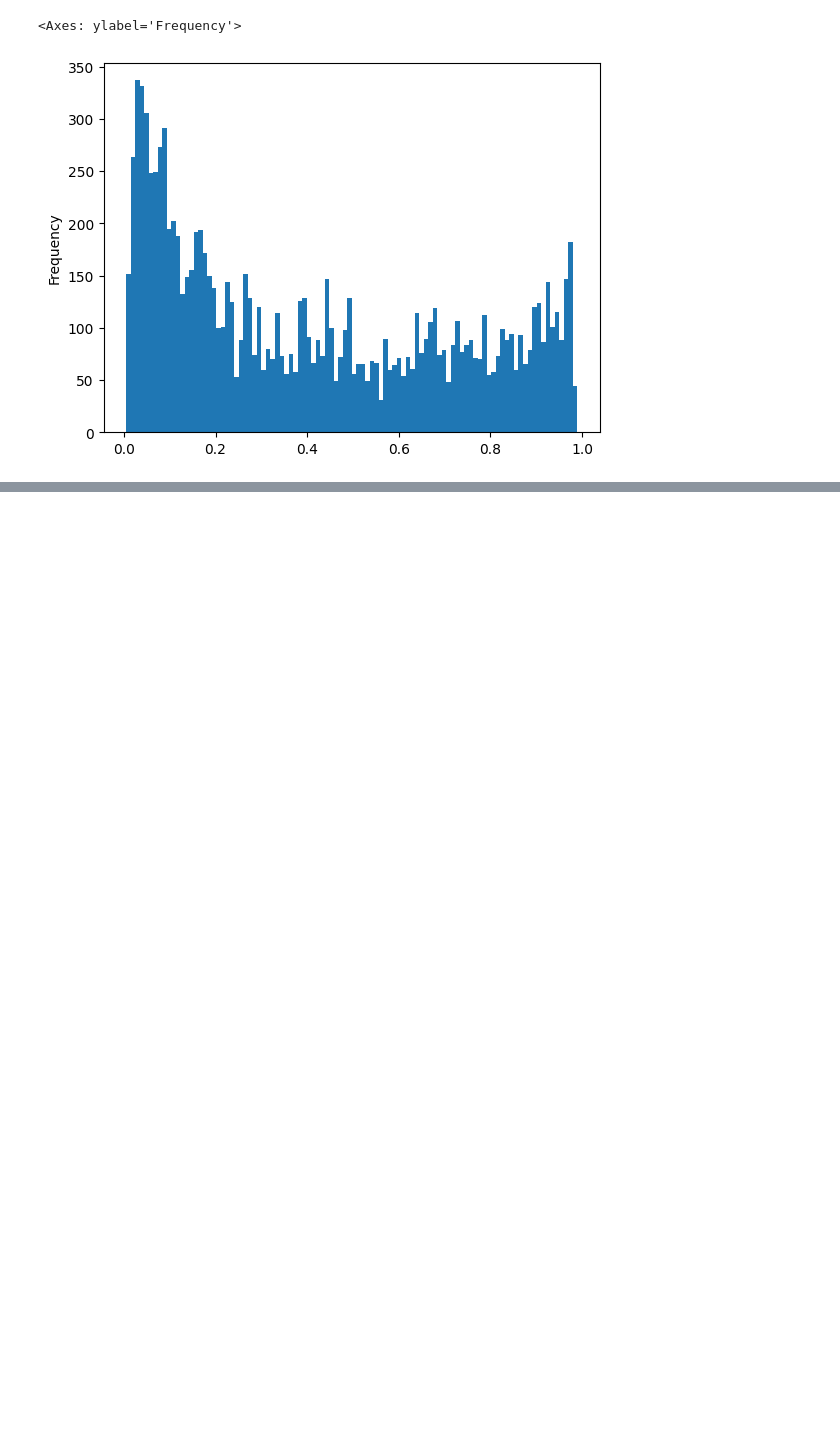
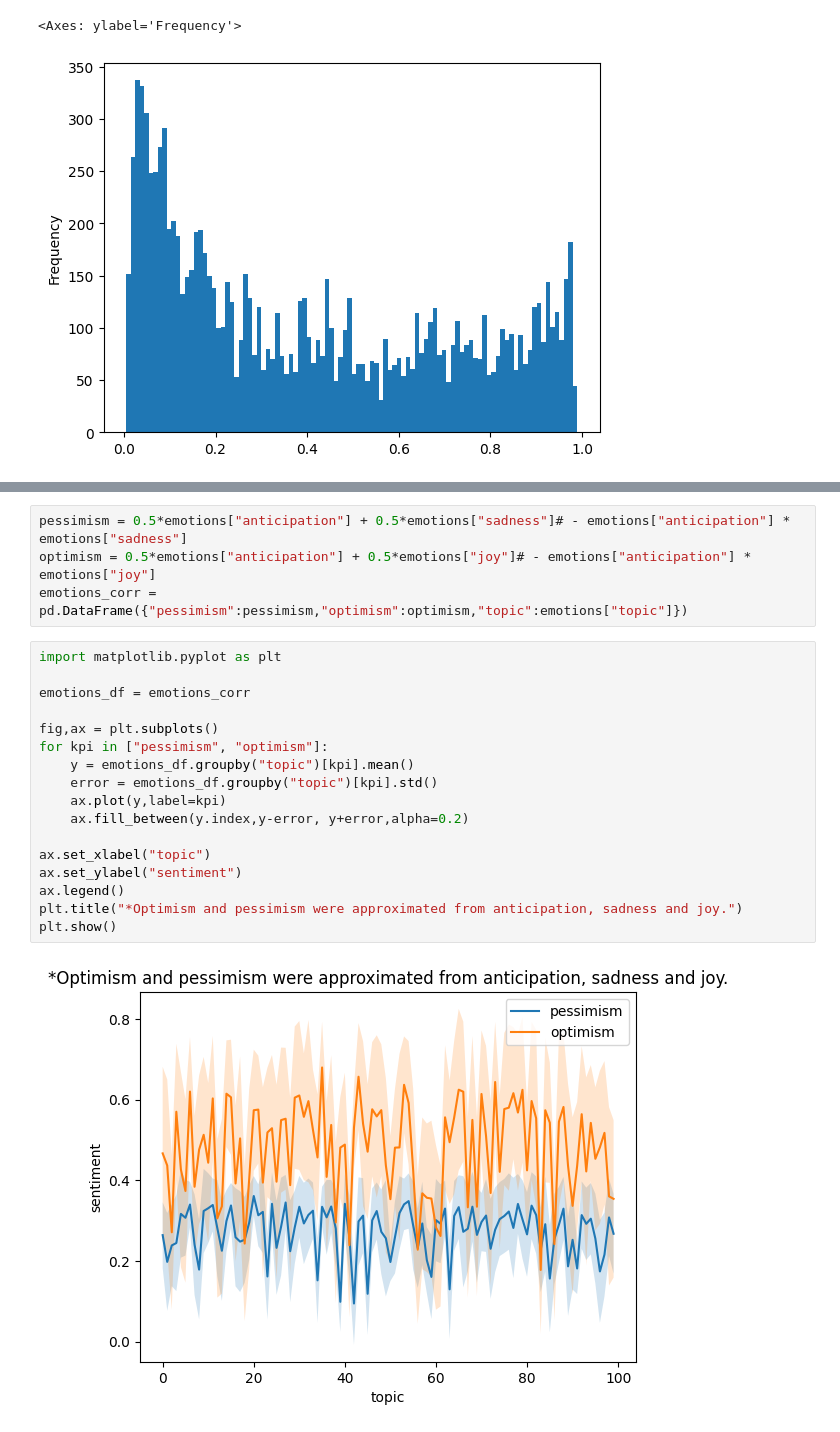
Before and after one commit to maciejskorski/anticipatio, a Jupyter notebook: src/Emotions.ipynb, the cells around one changed output, grey strips where cells are left out. Drawn from its saved outputs; the diff is of its cells as text; blank space fills up the shorter version.

```diff
--- a/src/Emotions.ipynb
+++ b/src/Emotions.ipynb
@@ -62,0 +78,23 @@ emotions.loc[mask,'fear'].plot(kind='hist',bins=100)
+# %%
+pessimism = 0.5*emotions["anticipation"] + 0.5*emotions["sadness"]# - emotions["anticipation"] * emotions["sadness"]
+optimism = 0.5*emotions["anticipation"] + 0.5*emotions["joy"]# - emotions["anticipation"] * emotions["joy"]
+emotions_corr = pd.DataFrame({"pessimism":pessimism,"optimism":optimism,"topic":emotions["topic"]})
+# %%
+import matplotlib.pyplot as plt
+
+emotions_df = emotions_corr
+
+fig,ax = plt.subplots()
+for kpi in ["pessimism", "optimism"]:
+    y = emotions_df.groupby("topic")[kpi].mean()
+    error = emotions_df.groupby("topic")[kpi].std()
+    ax.plot(y,label=kpi)
+    ax.fill_between(y.index,y-error, y+error,alpha=0.2)
+
+ax.set_xlabel("topic")
+ax.set_ylabel("sentiment")
+ax.legend()
+plt.title("*Optimism and pessimism were approximated from anticipation, sadness and joy.")
+plt.show()
+# %% [output]
+[figure, added]
```
Also changed, not shown: parts of 5 cells of this notebook.
